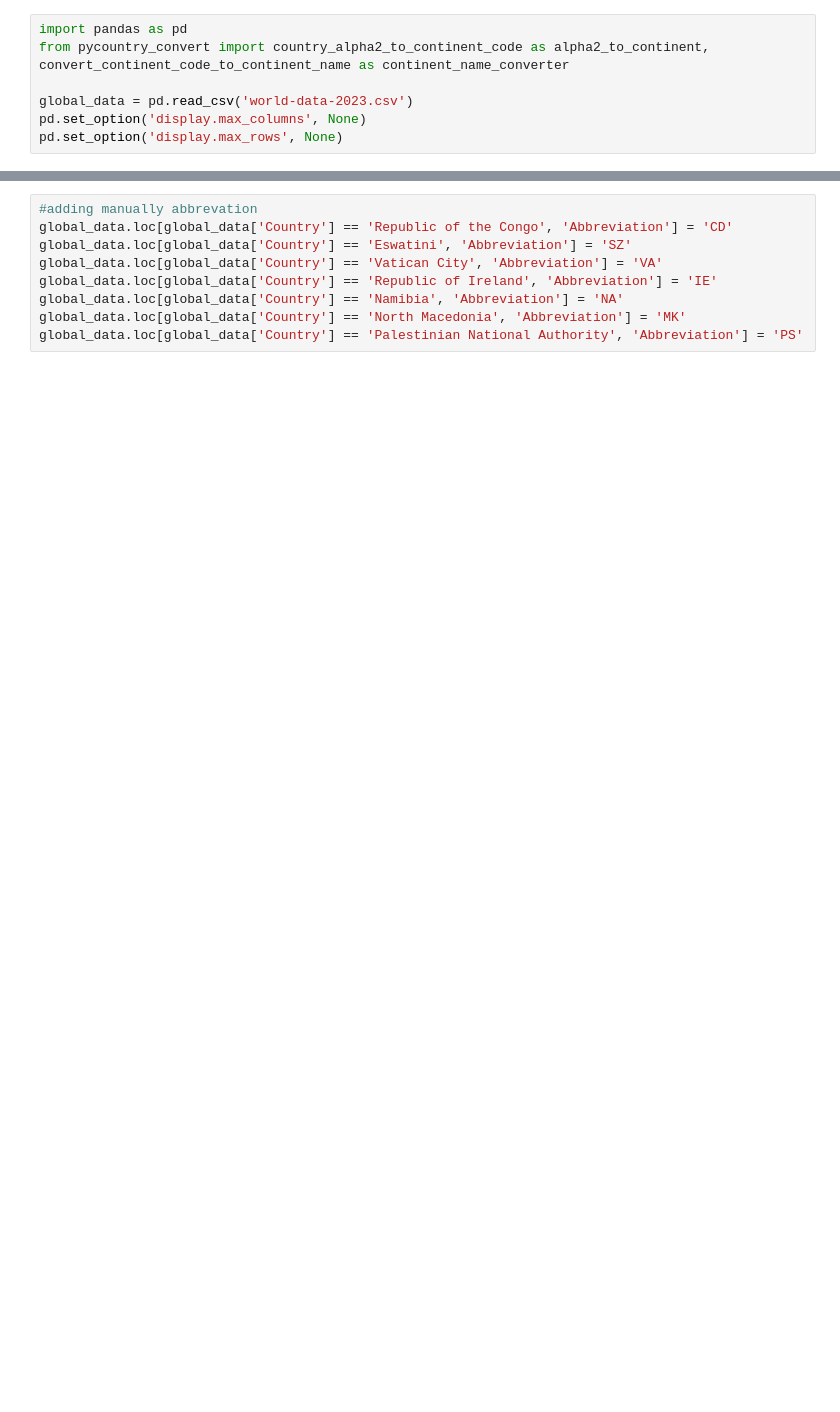
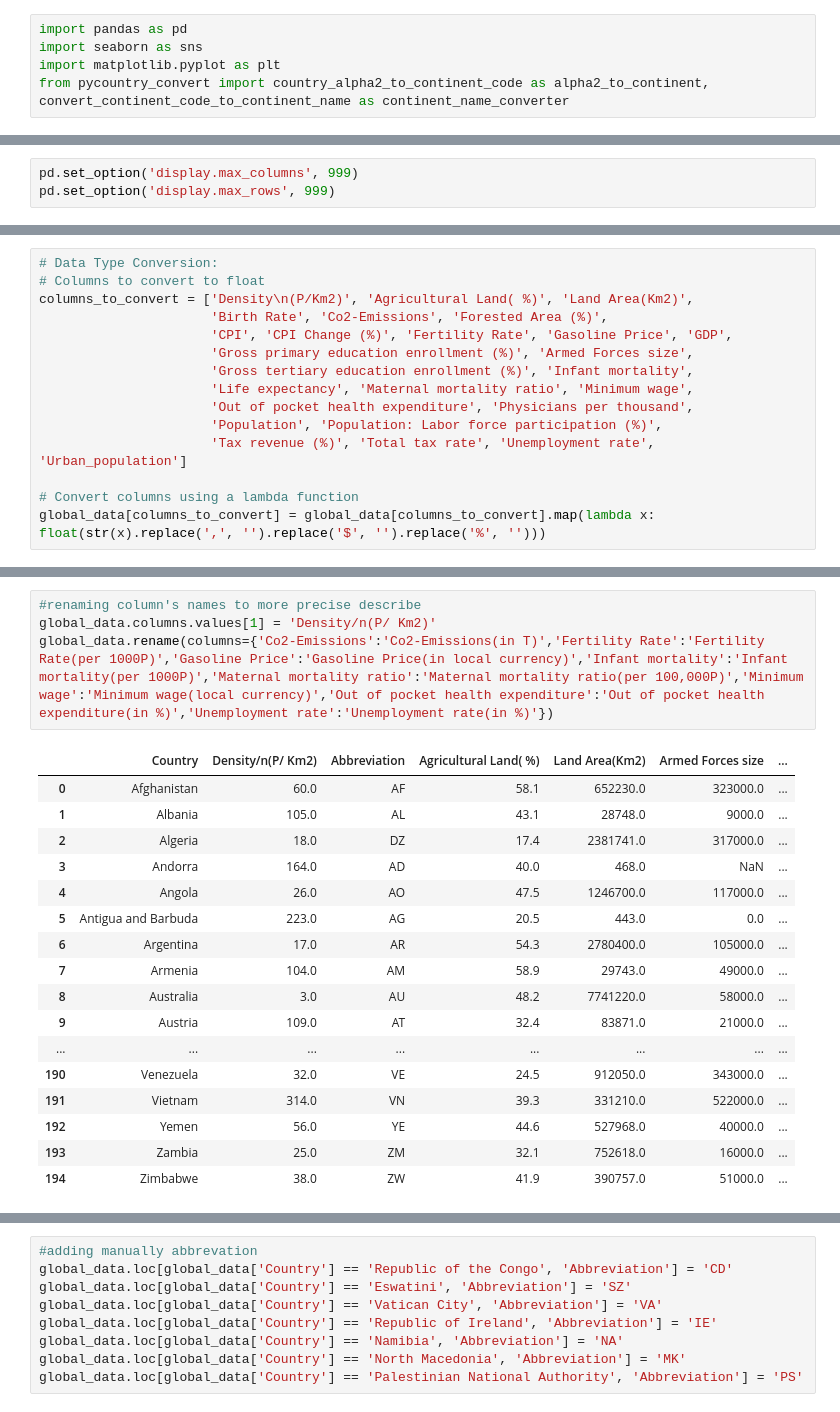
Before and after one commit to Opalinsky/Global_data, a Jupyter notebook: global_data.ipynb, the cells around one changed output, grey strips where cells are left out. Cells and saved outputs as stored; diff of their text form; blank space fills up the shorter version.

Commit message:
Data cleaning done, beginning of data visualisation

```diff
--- a/global_data.ipynb
+++ b/global_data.ipynb
@@ -1,7 +3,5 @@
 # %%
 import pandas as pd
+import seaborn as sns
+import matplotlib.pyplot as plt
 from pycountry_convert import country_alpha2_to_continent_code as alpha2_to_continent, convert_continent_code_to_continent_name as continent_name_converter
-
-global_data = pd.read_csv('world-data-2023.csv')
-pd.set_option('display.max_columns', None)
-pd.set_option('display.max_rows', None)
@@ -7,0 +15,3 @@ pd.set_option('display.max_rows', None)
+# %%
+pd.set_option('display.max_columns', 999)
+pd.set_option('display.max_rows', 999)
@@ -25,0 +60,15 @@ Adding the column for continents to use interpolation to fill missing data
+# %%
+# Data Type Conversion:
+# Columns to convert to float
+columns_to_convert = ['Density\n(P/Km2)', 'Agricultural Land( %)', 'Land Area(Km2)',
+                      'Birth Rate', 'Co2-Emissions', 'Forested Area (%)',
+                      'CPI', 'CPI Change (%)', 'Fertility Rate', 'Gasoline Price', 'GDP',
+                      'Gross primary education enrollment (%)', 'Armed Forces size',
+                      'Gross tertiary education enrollment (%)', 'Infant mortality',
+                      'Life expectancy', 'Maternal mortality ratio', 'Minimum wage',
+                      'Out of pocket health expenditure', 'Physicians per thousand',
+                      'Population', 'Population: Labor force participation (%)',
+                      'Tax revenue (%)', 'Total tax rate', 'Unemployment rate', 'Urban_population']
+
+# Convert columns using a lambda function
+global_data[columns_to_convert] = global_data[columns_to_convert].map(lambda x: float(str(x).replace(',', '').replace('$', '').replace('%', '')))
@@ -25,0 +96,22 @@ Adding the column for continents to use interpolation to fill missing data
+# %%
+#renaming column's names to more precise describe
+global_data.columns.values[1] = 'Density/n(P/ Km2)'
+global_data.rename(columns={'Co2-Emissions':'Co2-Emissions(in T)','Fertility Rate':'Fertility Rate(per 1000P)','Gasoline Price':'Gasoline Price(in local currency)','Infant mortality':'Infant mortality(per 1000P)','Maternal mortality ratio':'Maternal mortality ratio(per 100,000P)','Minimum wage':'Minimum wage(local currency)','Out of pocket health expenditure':'Out of pocket health expenditure(in %)','Unemployment rate':'Unemployment rate(in %)'})
+# %% [output]
+|  | Country | Density/n(P/ Km2) | Abbreviation | Agricultural Land( %) | Land Area(Km2) | Armed Forces size | ... |
+| 0 | Afghanistan | 60.0 | AF | 58.1 | 652230.0 | 323000.0 | ... |
+| 1 | Albania | 105.0 | AL | 43.1 | 28748.0 | 9000.0 | ... |
+| 2 | Algeria | 18.0 | DZ | 17.4 | 2381741.0 | 317000.0 | ... |
+| 3 | Andorra | 164.0 | AD | 40.0 | 468.0 | NaN | ... |
+| 4 | Angola | 26.0 | AO | 47.5 | 1246700.0 | 117000.0 | ... |
+| 5 | Antigua and Barbuda | 223.0 | AG | 20.5 | 443.0 | 0.0 | ... |
+| 6 | Argentina | 17.0 | AR | 54.3 | 2780400.0 | 105000.0 | ... |
+| 7 | Armenia | 104.0 | AM | 58.9 | 29743.0 | 49000.0 | ... |
+| 8 | Australia | 3.0 | AU | 48.2 | 7741220.0 | 58000.0 | ... |
+| 9 | Austria | 109.0 | AT | 32.4 | 83871.0 | 21000.0 | ... |
+| ... | ... | ... | ... | ... | ... | ... | ... |
+| 190 | Venezuela | 32.0 | VE | 24.5 | 912050.0 | 343000.0 | ... |
+| 191 | Vietnam | 314.0 | VN | 39.3 | 331210.0 | 522000.0 | ... |
+| 192 | Yemen | 56.0 | YE | 44.6 | 527968.0 | 40000.0 | ... |
+| 193 | Zambia | 25.0 | ZM | 32.1 | 752618.0 | 16000.0 | ... |
+| 194 | Zimbabwe | 38.0 | ZW | 41.9 | 390757.0 | 51000.0 | ... |
```
Also changed, not shown: parts of 46 cells of this notebook, 1 other file.
